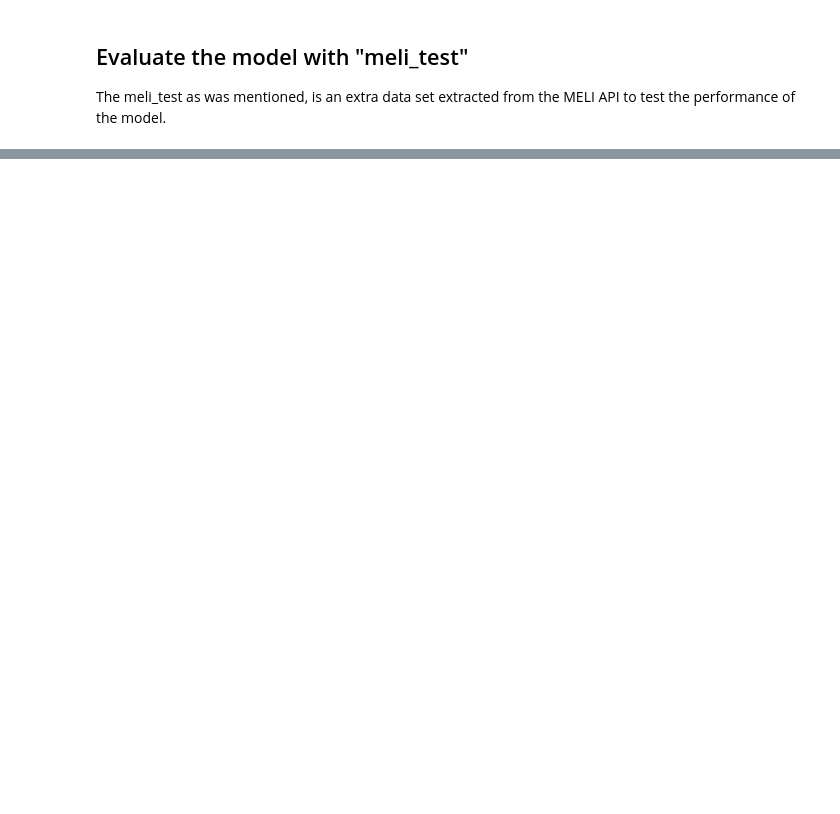
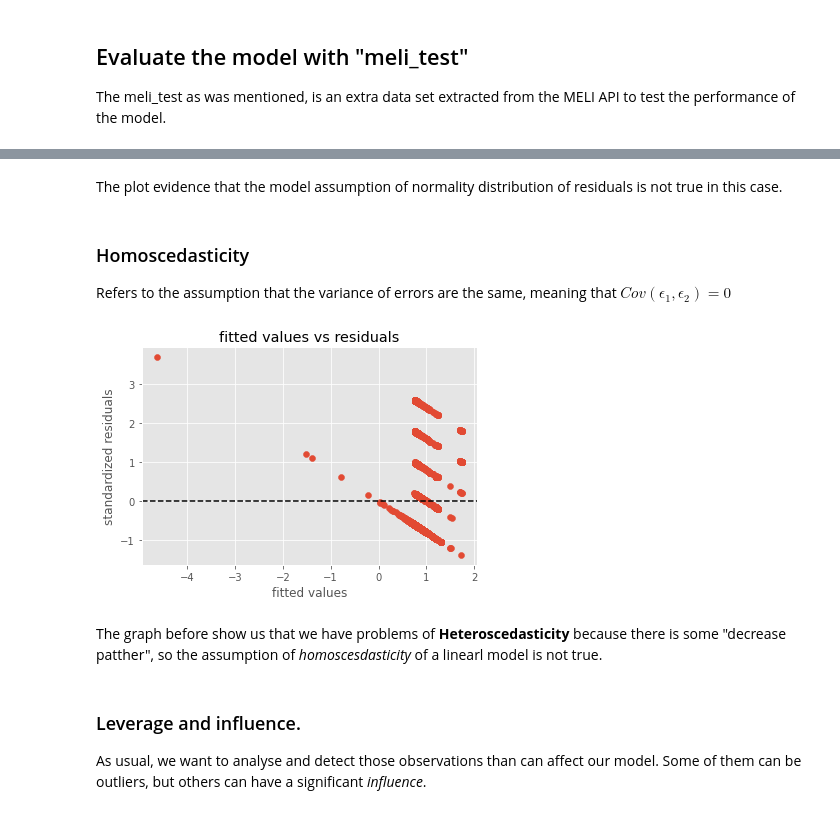
Before and after one commit to JohanRUnal/mercadolibre, a Jupyter notebook: notebooks/02_modelling/Modelling.ipynb, the cells around one changed output, grey strips where cells are left out. Cells and saved outputs as stored; diff of their text form; code cells hidden in the pictures; blank space fills up the shorter version.

```diff
--- a/notebooks/02_modelling/Modelling.ipynb
+++ b/notebooks/02_modelling/Modelling.ipynb
@@ -191,0 +353,20 @@ accuracy_score(y_test,y_pred)
+# %% [markdown]
+The plot evidence that the model assumption of normality distribution of residuals is not true in this case.
+# %% [markdown]
+### Homoscedasticity
+
+Refers to the assumption that the variance of errors are the same, meaning that $Cov(\epsilon_{1},\epsilon_{2})=0$
+# %%
+plt.scatter(y_pred,residuals/np.std(residuals))
+plt.axhline(np.mean(residuals), linestyle='--',c='k')
+plt.title('fitted values vs residuals')
+plt.ylabel('standardized residuals')
+plt.xlabel('fitted values');
+# %% [output]
+[figure, added]
+# %% [markdown]
+The graph  before show us that we have problems of **Heteroscedasticity** because there is some "decrease patther", so the assumption of *homoscesdasticity* of a linearl model is not true.
+# %% [markdown]
+### Leverage and influence.
+
+As usual, we want to analyse and detect those observations than can affect our model. Some of them can be outliers, but others can have a significant *influence*.
```
Also changed, not shown: parts of 53 cells of this notebook, 2 other files.
